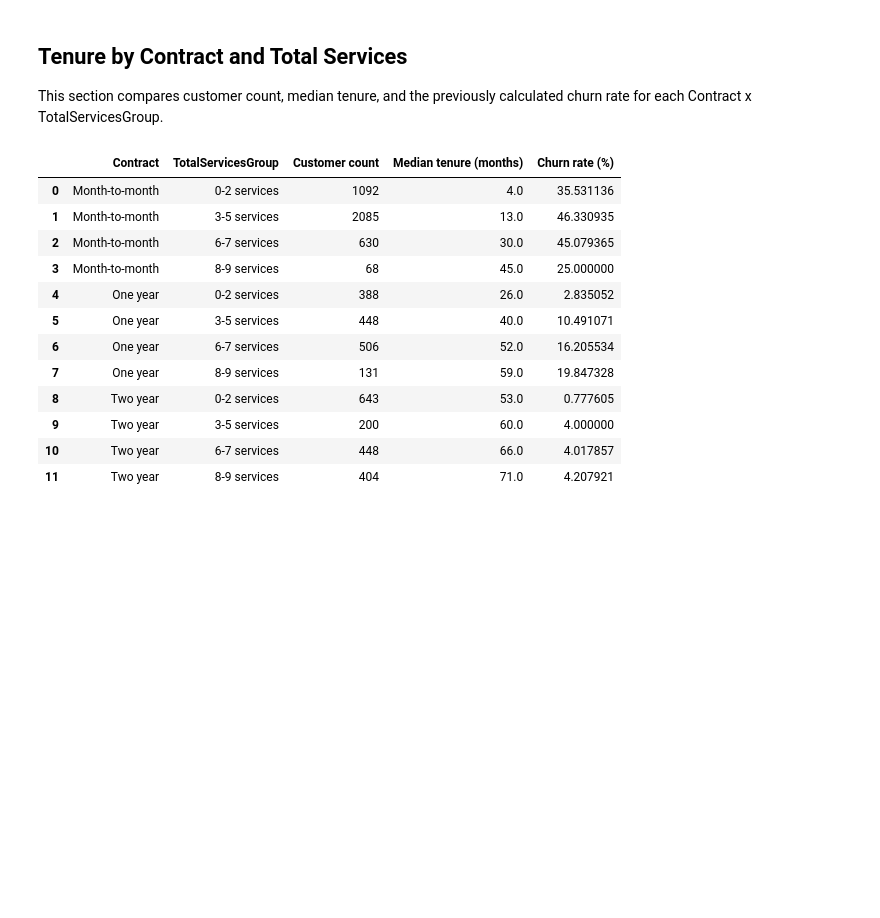
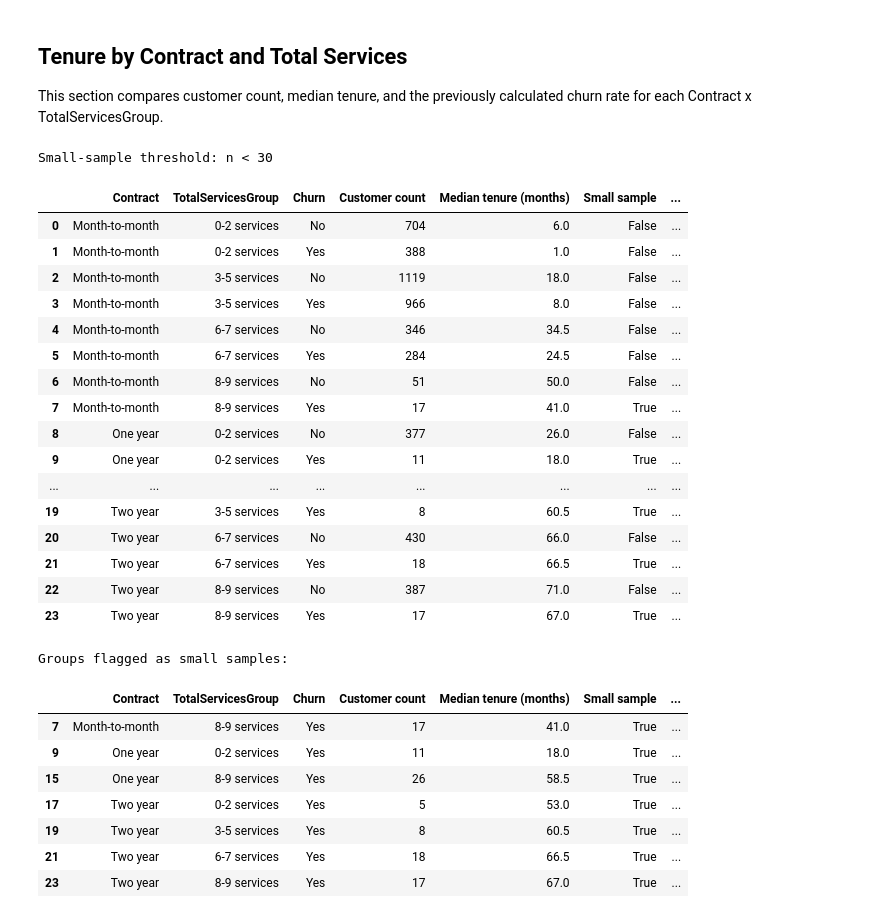
Before and after one commit to quoctuan1111/customer-churn-prediction, a Jupyter notebook: notebooks/02_eda.ipynb, the cells around one changed output. Cells and saved outputs as stored; diff of their text form; code cells hidden in the pictures; blank space fills up the shorter version.

```diff
--- a/notebooks/02_eda.ipynb
+++ b/notebooks/02_eda.ipynb
@@ -361,37 +361,59 @@ plt.show()
 
 This section compares customer count, median tenure, and the previously calculated churn rate for each Contract x TotalServicesGroup.
 # %%
-tenure_summary = (
-    analysis_df.groupby(["Contract", "TotalServicesGroup"], observed=False)
+small_sample_threshold = 30
+
+churn_tenure_summary = (
+    analysis_df.groupby(
+        ["Contract", "TotalServicesGroup", "Churn"], observed=False
+    )
     .agg(
         **{
             "Customer count": ("customerID", "size"),
             "Median tenure (months)": ("tenure", "median"),
         }
     )
     .reset_index()
 )
+churn_tenure_summary["Small sample"] = churn_tenure_summary["Customer count"] < small_sample_threshold
 
-tenure_churn_comparison = tenure_summary.merge(
+churn_tenure_comparison = churn_tenure_summary.merge(
     contract_service_summary[["Contract", "TotalServicesGroup", "Churn rate (%)"]],
     on=["Contract", "TotalServicesGroup"],
     how="left",
-    validate="one_to_one",
-).sort_values(["Contract", "TotalServicesGroup"])
+    validate="many_to_one",
+).sort_values(["Contract", "TotalServicesGroup", "Churn"])
 
-display(tenure_churn_comparison)
+print(f"Small-sample threshold: n < {small_sample_threshold}")
+display(churn_tenure_comparison)
+print("Groups flagged as small samples:")
+display(churn_tenure_comparison[churn_tenure_comparison["Small sample"]])
 # %% [output]
+Small-sample threshold: n < 30
-|  | Contract | TotalServicesGroup | Customer count | Median tenure (months) | Churn rate (%) |
-| 0 | Month-to-month | 0-2 services | 1092 | 4.0 | 35.531136 |
-| 1 | Month-to-month | 3-5 services | 2085 | 13.0 | 46.330935 |
-| 2 | Month-to-month | 6-7 services | 630 | 30.0 | 45.079365 |
-| 3 | Month-to-month | 8-9 services | 68 | 45.0 | 25.000000 |
-| 4 | One year | 0-2 services | 388 | 26.0 | 2.835052 |
-| 5 | One year | 3-5 services | 448 | 40.0 | 10.491071 |
-| 6 | One year | 6-7 services | 506 | 52.0 | 16.205534 |
-| 7 | One year | 8-9 services | 131 | 59.0 | 19.847328 |
-| 8 | Two year | 0-2 services | 643 | 53.0 | 0.777605 |
-| 9 | Two year | 3-5 services | 200 | 60.0 | 4.000000 |
-| 10 | Two year | 6-7 services | 448 | 66.0 | 4.017857 |
-| 11 | Two year | 8-9 services | 404 | 71.0 | 4.207921 |
+|  | Contract | TotalServicesGroup | Churn | Customer count | Median tenure (months) | Small sample | ... |
+| 0 | Month-to-month | 0-2 services | No | 704 | 6.0 | False | ... |
+| 1 | Month-to-month | 0-2 services | Yes | 388 | 1.0 | False | ... |
+| 2 | Month-to-month | 3-5 services | No | 1119 | 18.0 | False | ... |
+| 3 | Month-to-month | 3-5 services | Yes | 966 | 8.0 | False | ... |
+| 4 | Month-to-month | 6-7 services | No | 346 | 34.5 | False | ... |
+| 5 | Month-to-month | 6-7 services | Yes | 284 | 24.5 | False | ... |
+| 6 | Month-to-month | 8-9 services | No | 51 | 50.0 | False | ... |
+| 7 | Month-to-month | 8-9 services | Yes | 17 | 41.0 | True | ... |
+| 8 | One year | 0-2 services | No | 377 | 26.0 | False | ... |
+| 9 | One year | 0-2 services | Yes | 11 | 18.0 | True | ... |
+| ... | ... | ... | ... | ... | ... | ... | ... |
+| 19 | Two year | 3-5 services | Yes | 8 | 60.5 | True | ... |
+| 20 | Two year | 6-7 services | No | 430 | 66.0 | False | ... |
+| 21 | Two year | 6-7 services | Yes | 18 | 66.5 | True | ... |
+| 22 | Two year | 8-9 services | No | 387 | 71.0 | False | ... |
+| 23 | Two year | 8-9 services | Yes | 17 | 67.0 | True | ... |
+Groups flagged as small samples:
+|  | Contract | TotalServicesGroup | Churn | Customer count | Median tenure (months) | Small sample | ... |
+| 7 | Month-to-month | 8-9 services | Yes | 17 | 41.0 | True | ... |
+| 9 | One year | 0-2 services | Yes | 11 | 18.0 | True | ... |
+| 15 | One year | 8-9 services | Yes | 26 | 58.5 | True | ... |
+| 17 | Two year | 0-2 services | Yes | 5 | 53.0 | True | ... |
+| 19 | Two year | 3-5 services | Yes | 8 | 60.5 | True | ... |
+| 21 | Two year | 6-7 services | Yes | 18 | 66.5 | True | ... |
+| 23 | Two year | 8-9 services | Yes | 17 | 67.0 | True | ... |
 # %%
```
Also changed, not shown: parts of 4 cells of this notebook.
